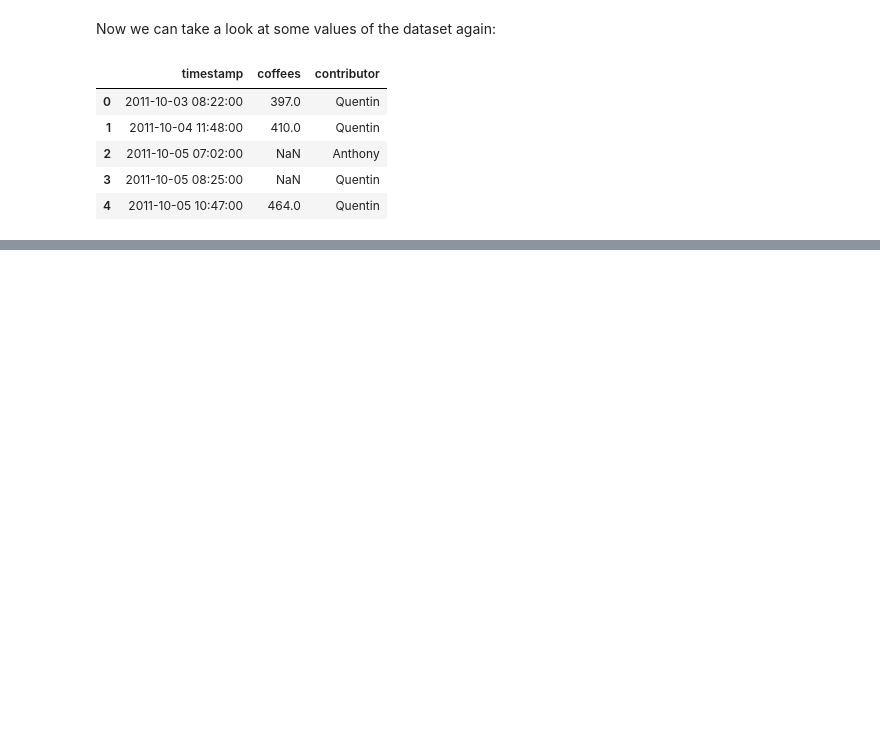
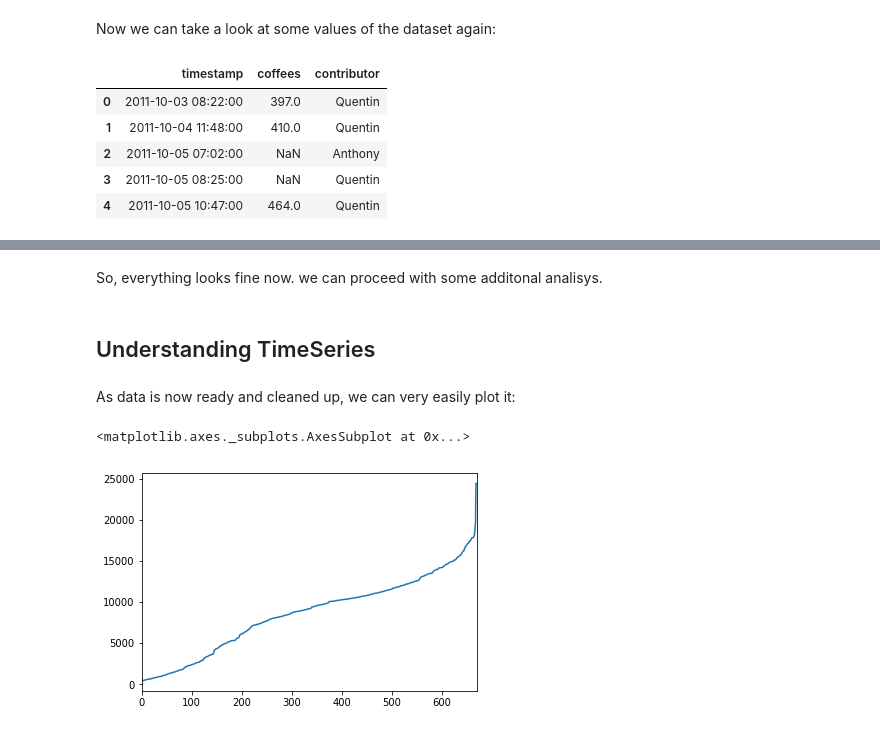
Before and after one commit to Gorchs/Pandas_Tutorial, a Jupyter notebook: Pandas Tutorial Notebook V1.0.ipynb, the cells around one changed output, grey strips where cells are left out. Saved outputs shown, nothing was run; the diff lists cells and outputs as text; code cells hidden in the pictures; blank space fills up the shorter version.

```diff
--- a/Pandas Tutorial Notebook V1.0.ipynb
+++ b/Pandas Tutorial Notebook V1.0.ipynb
@@ -200,0 +220,2 @@ data.head()
+# %%
+data.dropna(inplace=True)
@@ -200,0 +235,2 @@ data.head()
+# %%
+data.coffees=data.coffees.astype(int)
@@ -200,0 +246,2 @@ data.head()
+# %%
+data.timestamp = pd.to_datetime(data.timestamp)
@@ -200,0 +301,11 @@ data.head()
+# %% [markdown]
+So, everything looks fine now. we can proceed with some additonal analisys.
+# %% [markdown]
+## Understanding TimeSeries
+# %% [markdown]
+As data is now ready and cleaned up, we can very easily plot it:
+# %%
+data.coffees.plot()
+# %% [output]
+<matplotlib.axes._subplots.AxesSubplot at 0x...>
+[figure, added]
```
Also changed, not shown: parts of 22 cells of this notebook.
